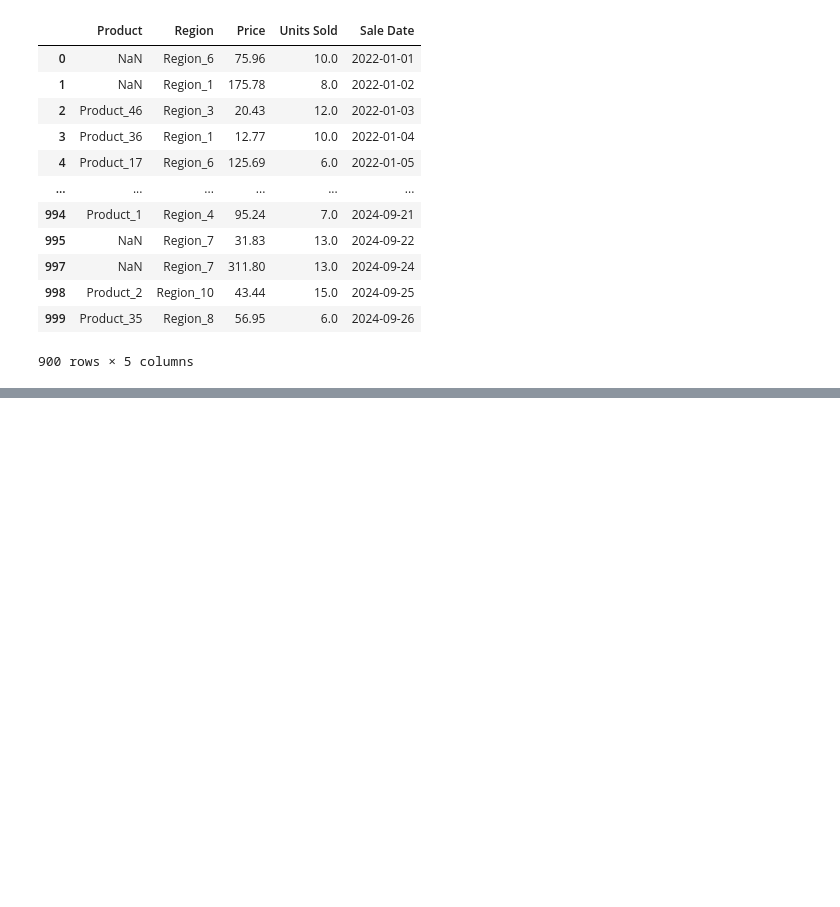
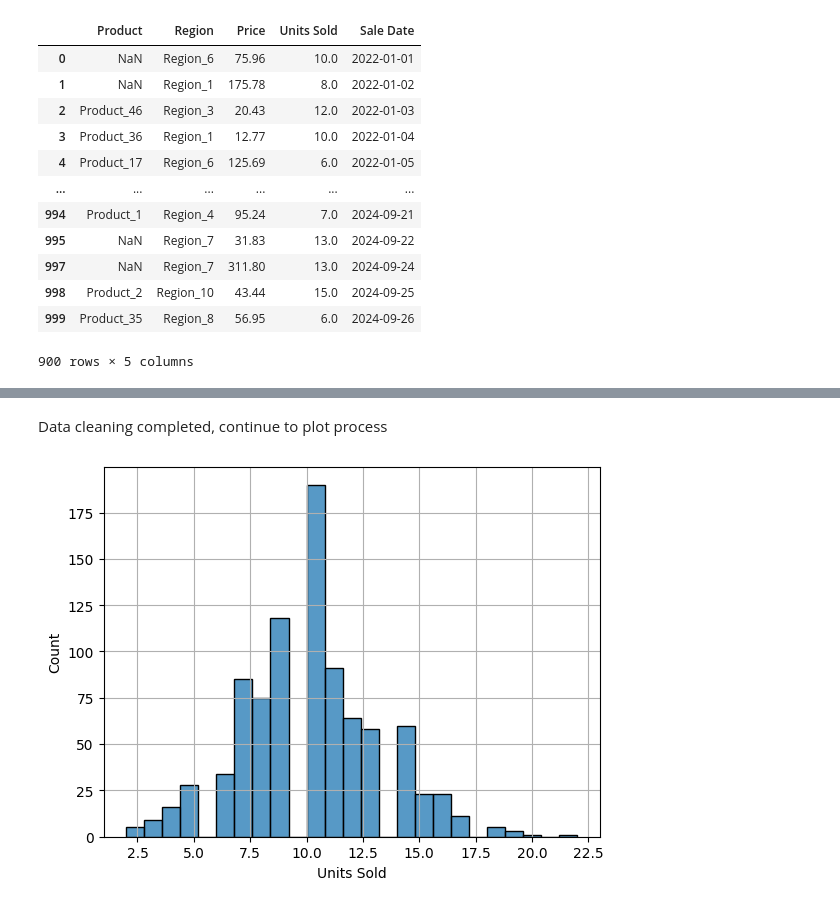
Before and after one commit to RandyLuChang/schulich_data_science, a Jupyter notebook: assignment_1.ipynb, the cells around one changed output, grey strips where cells are left out. Saved outputs shown, nothing was run; the diff lists cells and outputs as text; code cells hidden in the pictures; blank space fills up the shorter version.

```diff
--- a/assignment_1.ipynb
+++ b/assignment_1.ipynb
@@ -79,4 +83,0 @@ data
-# %%
-#drop rows with revenue = NaN because either the price or units sold is zero, which is impossible to calculate
-data = data.dropna(subset='Revenue')
-data
@@ -96,0 +84,5 @@ data
+# %%
+#fill unknown "prices" and "units sold" with mean numbers to avoid error
+data['Price'].fillna((data['Price'].mean()), inplace=True)
+data['Units Sold'].fillna((data['Units Sold'].mean()), inplace=True)
+data
@@ -96,0 +111,8 @@ data
+# %% [markdown]
+Data cleaning completed, continue to plot process
+# %%
+#Check overall distribution of "Units Sold":  (with histplot and boxplot)
+sns.histplot(data['Units Sold'])
+plt.grid()
+# %% [output]
+[figure, added]
```
Also changed, not shown: parts of 12 cells of this notebook.
